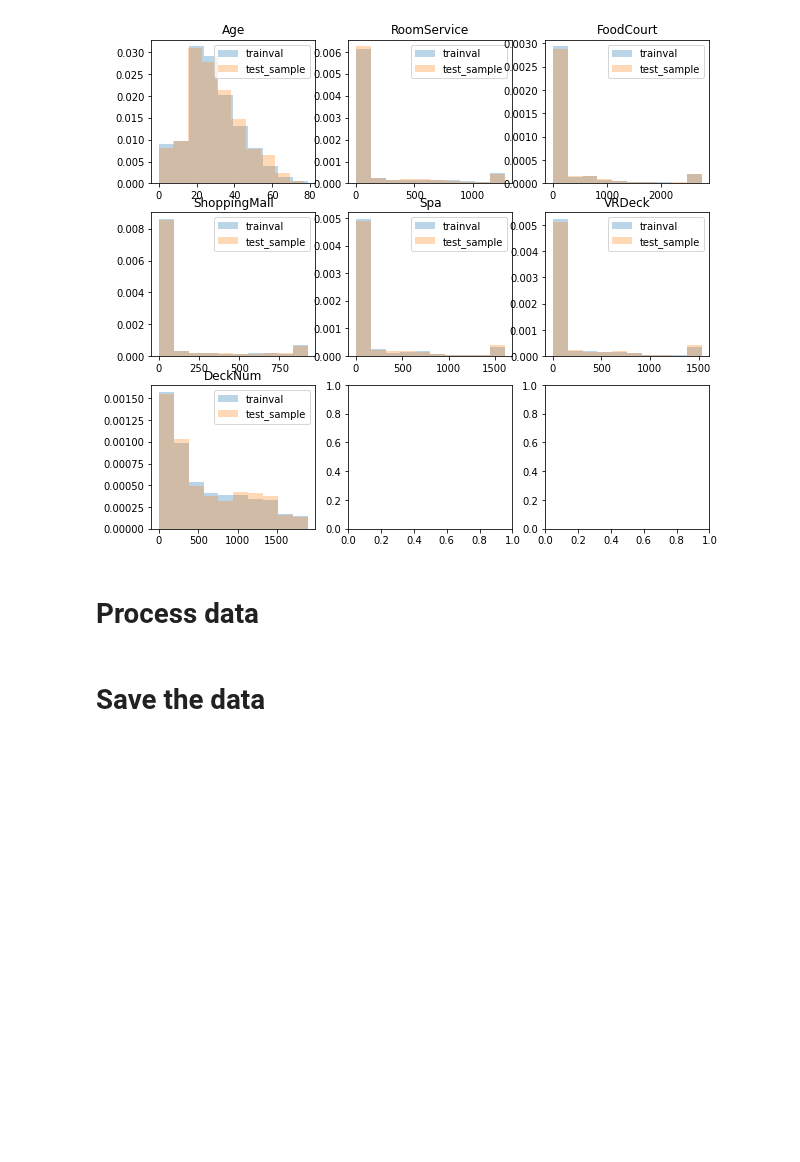
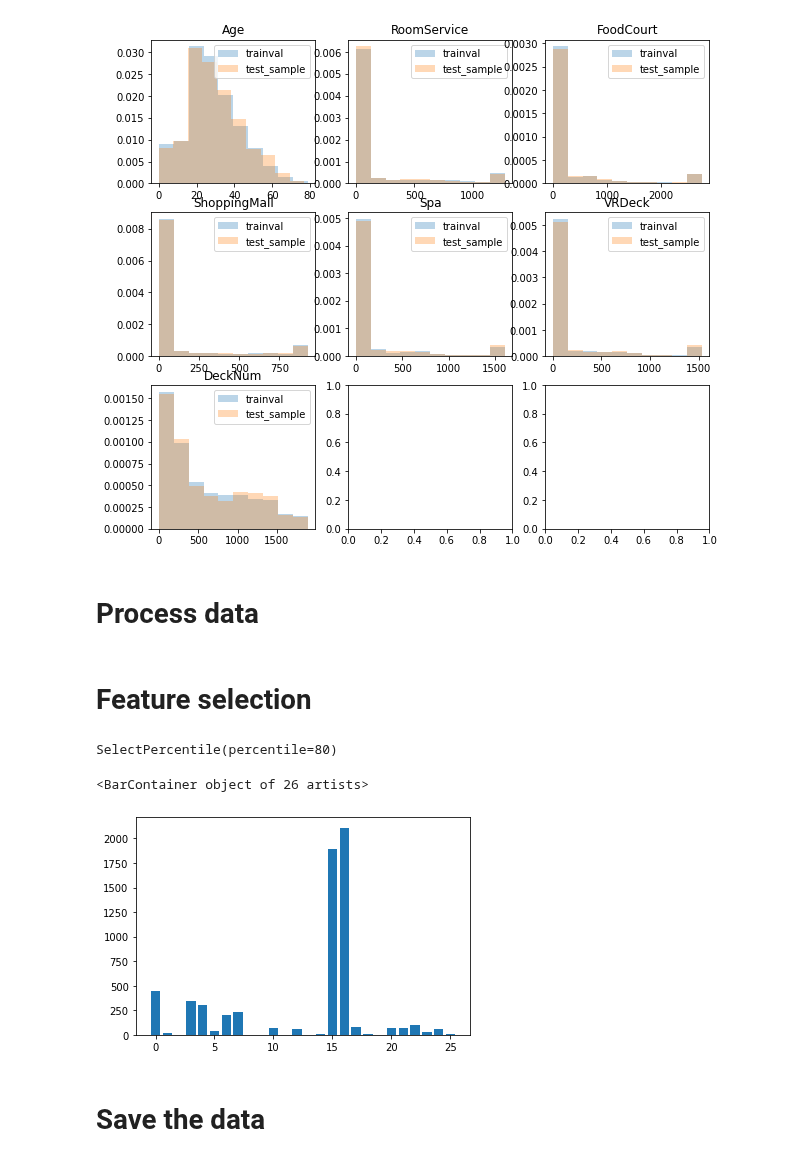
Before and after one commit to PashaIanko/Kaggle.Spaceship-Titanic, a Jupyter notebook: 2_data_preparation.ipynb, the cells around one changed output. Drawn from its saved outputs; the diff is of its cells as text; code cells hidden in the pictures; blank space fills up the shorter version.

Commit message:
added ANOVA feature selection

```diff
--- a/2_data_preparation.ipynb
+++ b/2_data_preparation.ipynb
@@ -74,7 +74,7 @@ from sklearn_transformers import OutlierCleaner
 drive.mount('/content/gdrive', force_remount=True)
 gdrive_path = '/content/gdrive/MyDrive/'
 
-PREPROC_TRIAL = 4
+PREPROC_TRIAL = 5
 MODELS_TRIAL = 4
 COMPETITION_PATH = gdrive_path + 'ML/Competitions/6.SpaceshipTitanic/'
 
@@ -789,3 +788,30 @@ df_test_processed = df_test_processed[:, :-1]
 assert (df_trainval_processed.dtype == 'float64') \
     & (df_test_sample_processed.dtype == 'float64') \
     & (df_test_processed.dtype == 'float64')
+# %% [markdown]
+# Feature selection
+# %%
+from sklearn.feature_selection import SelectPercentile
+from sklearn.feature_selection import f_classif
+import matplotlib.pyplot as plt
+
+PERCENTILE = 80
+
+feature_selector = SelectPercentile(
+    score_func=f_classif,
+    percentile=80
+)
+feature_selector.fit(
+    df_trainval_processed[:, :-1],
+    df_trainval_processed[:, -1]
+)
+# %% [output]
+SelectPercentile(percentile=80)
+# %%
+plt.bar(
+    list(range(len(feature_selector.scores_))),
+    feature_selector.scores_,
+)
+# %% [output]
+<BarContainer object of 26 artists>
+[figure, added]
```
Also changed, not shown: parts of 6 cells of this notebook.
